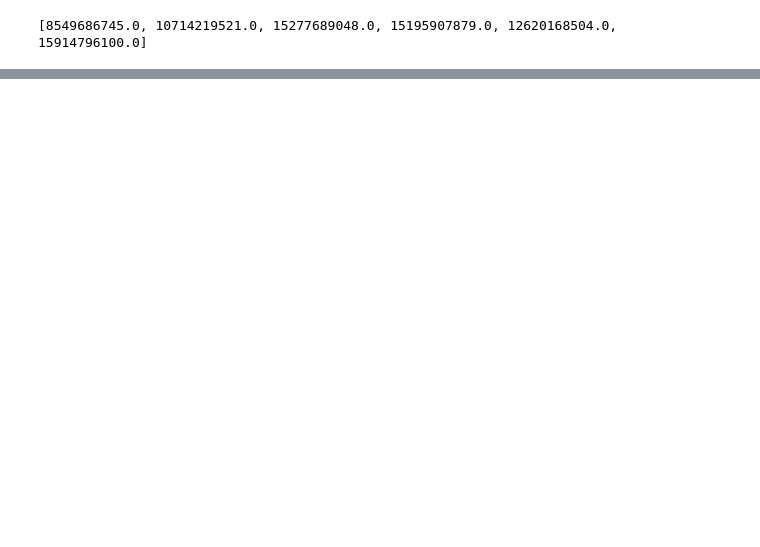
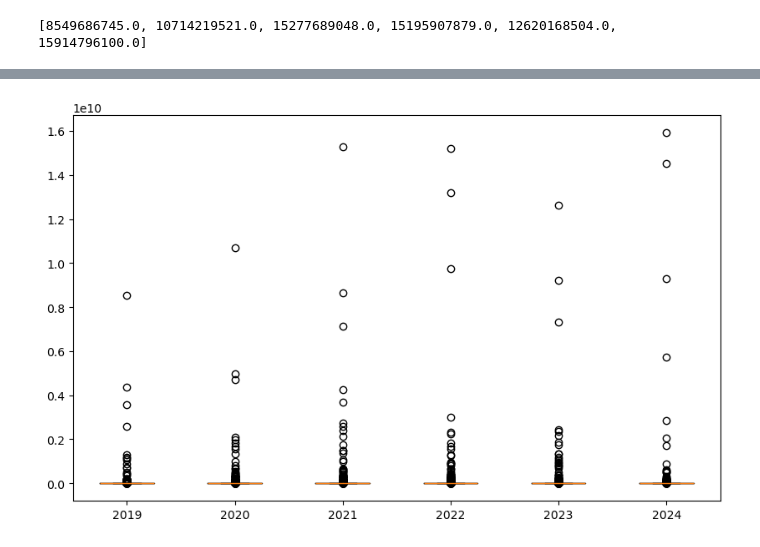
Before and after one commit to nichmars/Test, a Jupyter notebook: Marshall_Code.ipynb, the cells around one changed output, grey strips where cells are left out. Cells and saved outputs as stored; diff of their text form; code cells hidden in the pictures; blank space fills up the shorter version.

```diff
--- a/Marshall_Code.ipynb
+++ b/Marshall_Code.ipynb
@@ -63,0 +75,16 @@ plt.show
+# %%
+data = [
+    filter_df19["total_daf_contributions"].dropna(),
+    filter_df20["total_daf_contributions"].dropna(),
+    filter_df21["total_daf_contributions"].dropna(),
+    filter_df22["total_daf_contributions"].dropna(),
+    filter_df23["total_daf_contributions"].dropna(),
+    filter_df24["total_daf_contributions"].dropna(),
+]
+
+plt.figure(figsize=(10,6))
+plt.boxplot(data)
+plt.xticks([1,2,3,4,5,6], ["2019","2020","2021","2022","2023","2024"])
+plt.show()
+# %% [output]
+[figure, added]
```
Also changed, not shown: parts of 2 cells of this notebook.
